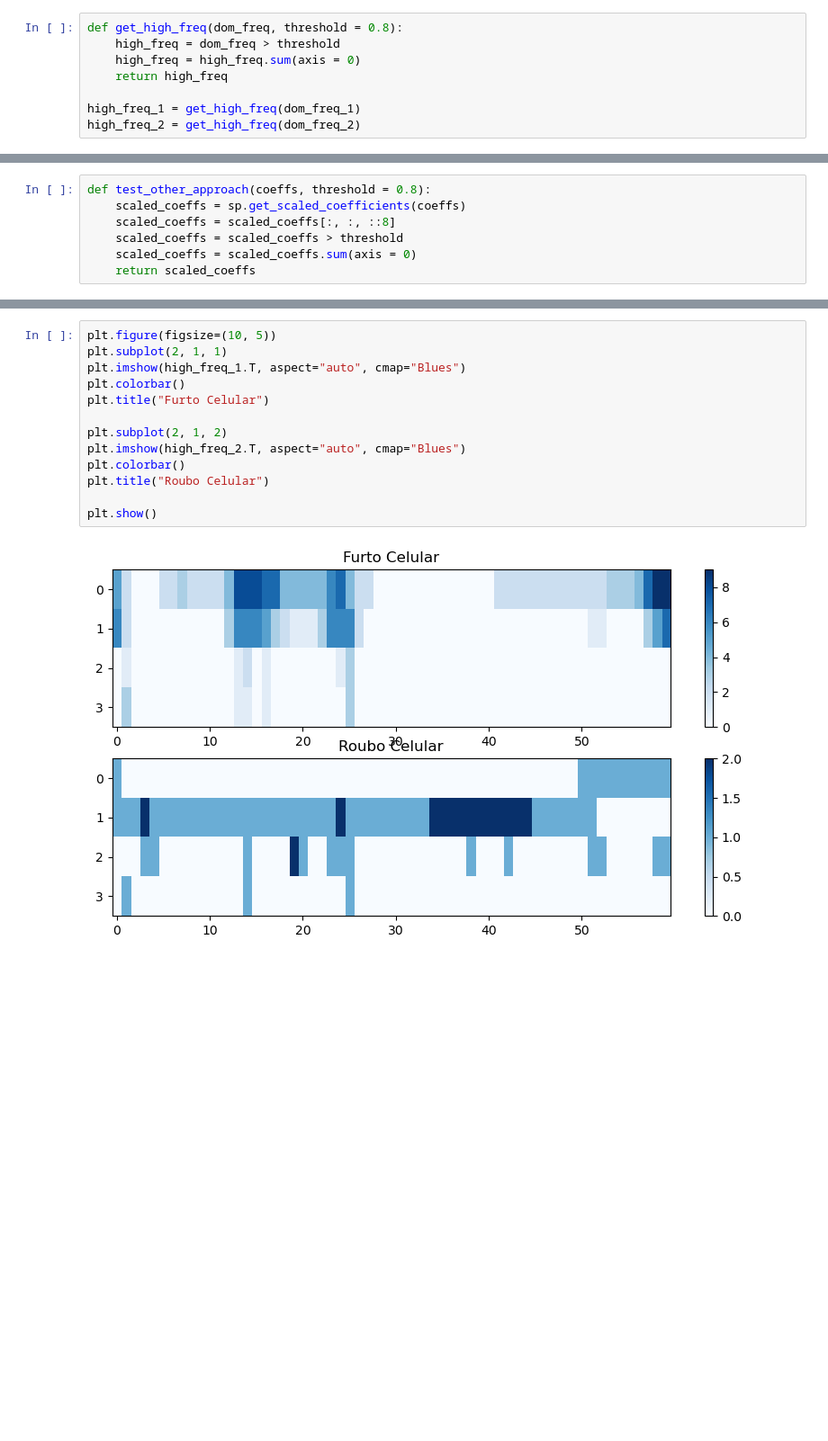
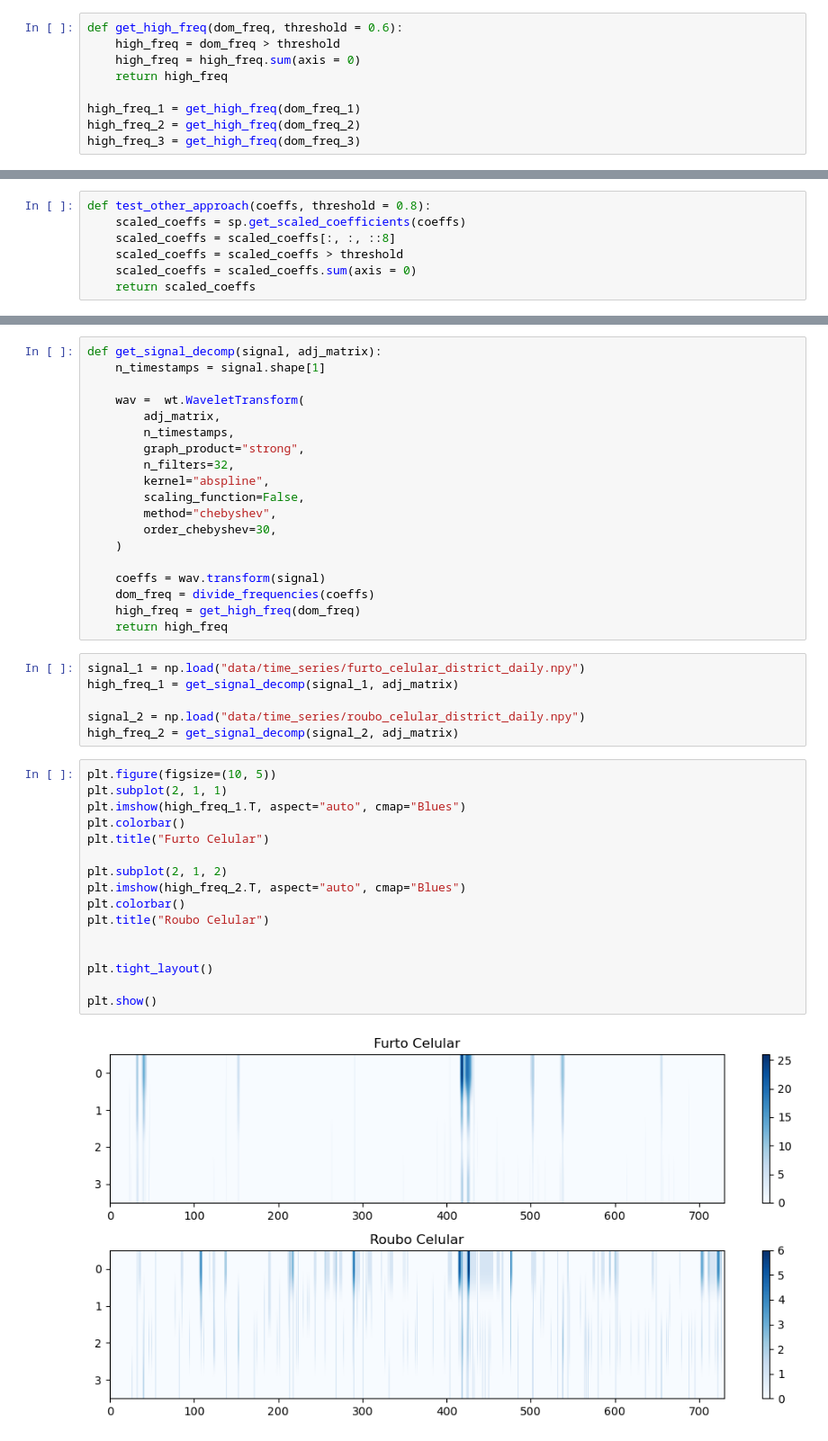
Before and after one commit to visual-ds/AutoSatViewer, a Jupyter notebook: wavelet_code/compute_wavelet.ipynb, the cells around one changed output, grey strips where cells are left out. Shown at 90% size. Drawn from its saved outputs; the diff is of its cells as text; blank space fills up the shorter version.

```diff
--- a/wavelet_code/compute_wavelet.ipynb
+++ b/wavelet_code/compute_wavelet.ipynb
@@ -101,12 +104,13 @@ plt.show()
 # %% [output]
 [figure]
 # %%
-def get_high_freq(dom_freq, threshold = 0.8):
+def get_high_freq(dom_freq, threshold = 0.6):
     high_freq = dom_freq > threshold
     high_freq = high_freq.sum(axis = 0)
     return high_freq
 
 high_freq_1 = get_high_freq(dom_freq_1)
 high_freq_2 = get_high_freq(dom_freq_2)
+high_freq_3 = get_high_freq(dom_freq_3)
 # %%
 plt.figure(figsize=(10, 5))
@@ -136,15 +171,43 @@ high_freq_2 = test_other_approach(coeffs_2)
+# %%
+def get_signal_decomp(signal, adj_matrix):
+    n_timestamps = signal.shape[1]
+
+    wav =  wt.WaveletTransform(
+        adj_matrix,
+        n_timestamps,
+        graph_product="strong",
+        n_filters=32,
+        kernel="abspline",
+        scaling_function=False,
+        method="chebyshev",
+        order_chebyshev=30,
+    )
+
+    coeffs = wav.transform(signal)
+    dom_freq = divide_frequencies(coeffs)
+    high_freq = get_high_freq(dom_freq)
+    return high_freq
+# %%
+signal_1 = np.load("data/time_series/furto_celular_district_daily.npy")
+high_freq_1 = get_signal_decomp(signal_1, adj_matrix)
+
+signal_2 = np.load("data/time_series/roubo_celular_district_daily.npy")
+high_freq_2 = get_signal_decomp(signal_2, adj_matrix)
 # %%
 plt.figure(figsize=(10, 5))
 plt.subplot(2, 1, 1)
 plt.imshow(high_freq_1.T, aspect="auto", cmap="Blues")
 plt.colorbar()
 plt.title("Furto Celular")
 
 plt.subplot(2, 1, 2)
 plt.imshow(high_freq_2.T, aspect="auto", cmap="Blues")
 plt.colorbar()
 plt.title("Roubo Celular")
 
+
+plt.tight_layout()
+
 plt.show()
 # %% [output]
-[figure, old version]
+[figure, new version]
```
Also changed, not shown: parts of 7 cells of this notebook, 1 other file.
